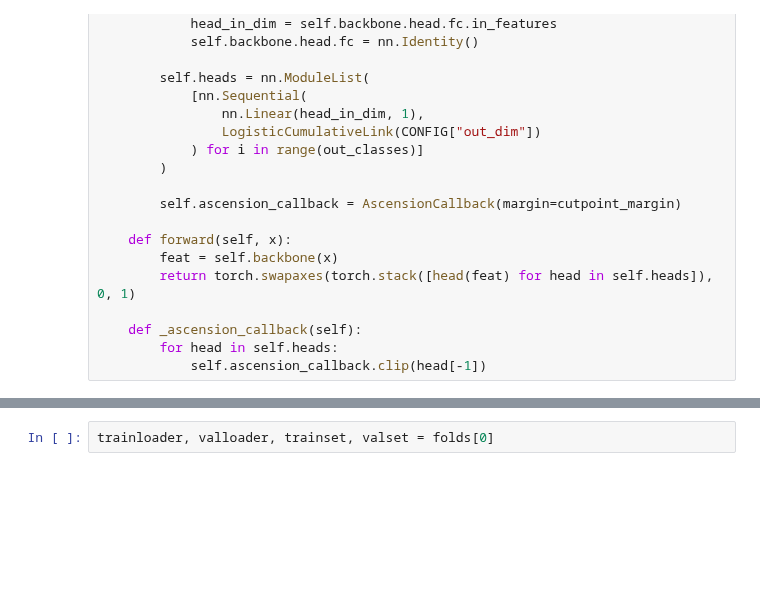
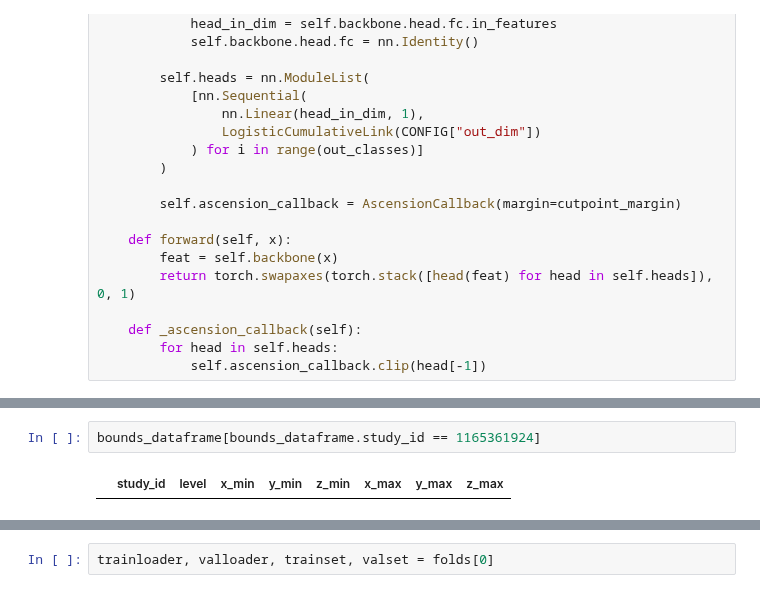
Before and after one commit to IDoCodingStuffs/rsna_2024, a Jupyter notebook: 3d_modeling/rsna-2024-inference-2.ipynb, the cells around one changed output, grey strips where cells are left out. Drawn from its saved outputs; the diff is of its cells as text; blank space fills up the shorter version.

```diff
--- a/3d_modeling/rsna-2024-inference-2.ipynb
+++ b/3d_modeling/rsna-2024-inference-2.ipynb
@@ -154,0 +127,4 @@ The behavior of DataFrame concatenation with empty or all-NA entries is deprecat
+# %%
+bounds_dataframe[bounds_dataframe.study_id == 1165361924]
+# %% [output]
+|  | study_id | level | x_min | y_min | z_min | x_max | y_max | z_max |
```
Also changed, not shown: parts of 7 cells of this notebook, 4 other files.
